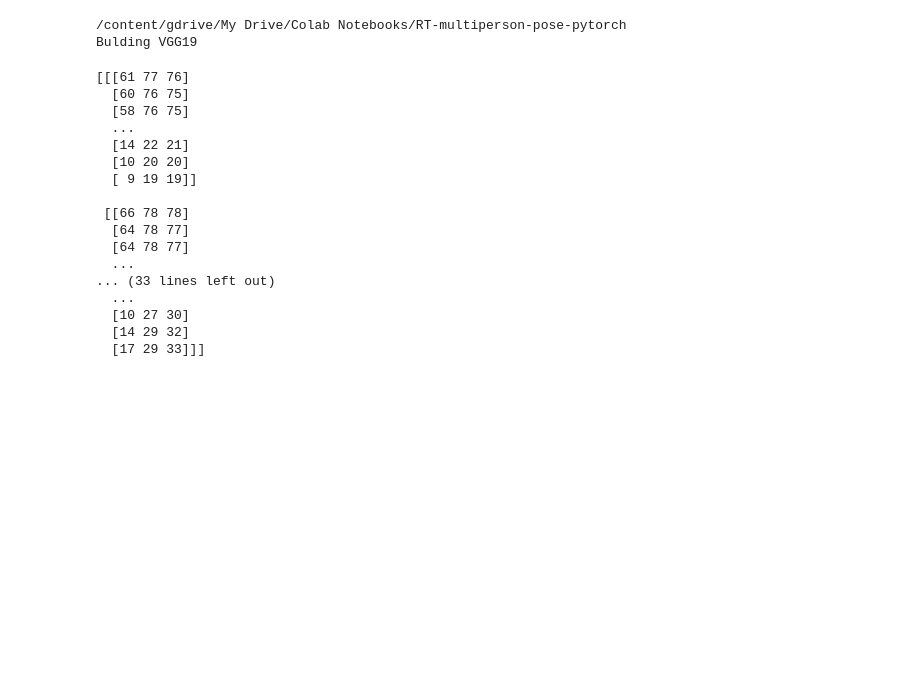
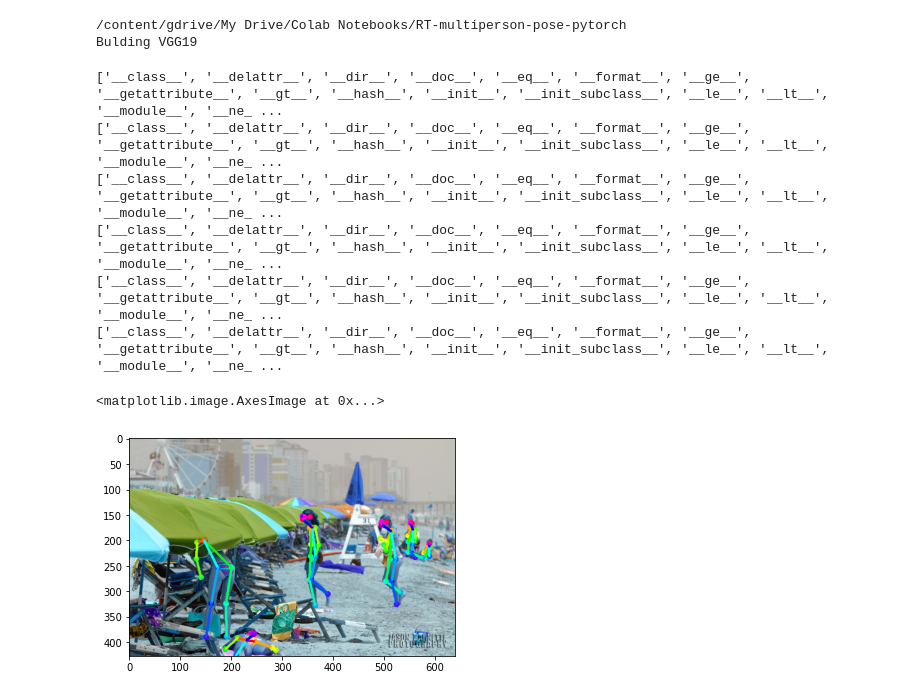
Before and after one commit to Johansmm/RT-multiperson-pose-pytorch, a Jupyter notebook: pose_results.ipynb, the cells around one changed output. Saved outputs shown, nothing was run; the diff lists cells and outputs as text; code cells hidden in the pictures; blank space fills up the shorter version.

```diff
--- a/pose_results.ipynb
+++ b/pose_results.ipynb
@@ -111,30 +111,20 @@ model = load_rtpose_model()
 /content/gdrive/My Drive/Colab Notebooks/RT-multiperson-pose-pytorch
 Bulding VGG19
 # %%
-image = cv2.imread('./data/coco/images/train2017/000000000370.jpg')
-print(image)
-# paf, heatmap, im_scale = im_forward(image, model)
-# humans = paf_to_pose_cpp(heatmap, paf, cfg)
-# for hum in humans:
-#   print(dir(hum))
+image = cv2.imread('./data/coco/images/train2017/000000000315.jpg')
+paf, heatmap, im_scale = im_forward(image, model)
+humans = paf_to_pose_cpp(heatmap, paf, cfg)
+for hum in humans:
+  print(dir(hum))
 
-# out = draw_humans(image, humans)
-# plt.imshow(out)
+out = draw_humans(image, humans)
+plt.imshow(out)
 # %% [output]
-[[[61 77 76]
-  [60 76 75]
-  [58 76 75]
-  ...
-  [14 22 21]
-  [10 20 20]
-  [ 9 19 19]]
-
- [[66 78 78]
-  [64 78 77]
-  [64 78 77]
-  ...
-... (33 lines left out)
-  ...
-  [10 27 30]
-  [14 29 32]
-  [17 29 33]]]
+['__class__', '__delattr__', '__dir__', '__doc__', '__eq__', '__format__', '__ge__', '__getattribute__', '__gt__', '__hash__', '__init__', '__init_subclass__', '__le__', '__lt__', '__module__', '__ne_ ...
+['__class__', '__delattr__', '__dir__', '__doc__', '__eq__', '__format__', '__ge__', '__getattribute__', '__gt__', '__hash__', '__init__', '__init_subclass__', '__le__', '__lt__', '__module__', '__ne_ ...
+['__class__', '__delattr__', '__dir__', '__doc__', '__eq__', '__format__', '__ge__', '__getattribute__', '__gt__', '__hash__', '__init__', '__init_subclass__', '__le__', '__lt__', '__module__', '__ne_ ...
+['__class__', '__delattr__', '__dir__', '__doc__', '__eq__', '__format__', '__ge__', '__getattribute__', '__gt__', '__hash__', '__init__', '__init_subclass__', '__le__', '__lt__', '__module__', '__ne_ ...
+['__class__', '__delattr__', '__dir__', '__doc__', '__eq__', '__format__', '__ge__', '__getattribute__', '__gt__', '__hash__', '__init__', '__init_subclass__', '__le__', '__lt__', '__module__', '__ne_ ...
+['__class__', '__delattr__', '__dir__', '__doc__', '__eq__', '__format__', '__ge__', '__getattribute__', '__gt__', '__hash__', '__init__', '__init_subclass__', '__le__', '__lt__', '__module__', '__ne_ ...
+<matplotlib.image.AxesImage at 0x...>
+[figure, added]
```
Also changed, not shown: parts of 5 cells of this notebook.
